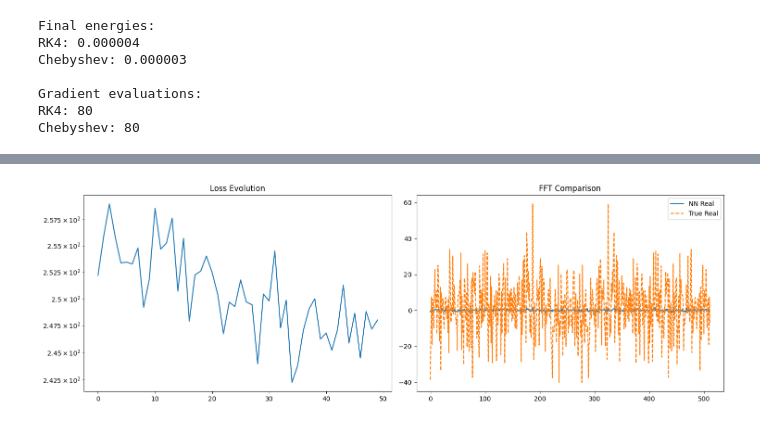
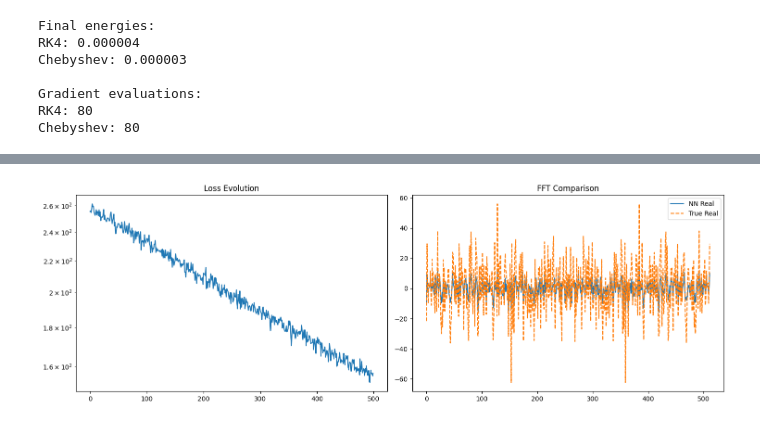
Before and after one commit to falseywinchnet/AI_STUFF, a Jupyter notebook: RCO.ipynb, the cells around one changed output, grey strips where cells are left out. Saved outputs shown, nothing was run; the diff lists cells and outputs as text; code cells hidden in the pictures.

```diff
--- a/RCO.ipynb
+++ b/RCO.ipynb
@@ -744,7 +744,7 @@ class RCO:
 model = DFTNetwork()
 optimizer = RCO(model)
 
-n_epochs = 50
+n_epochs = 500
 losses = []
 
 def generate_fft_data(batch_size=32):
@@ -821,7 +821,7 @@ model_adam = DFTNetwork()
 # Two optimizers
 adam_opt = torch.optim.Adam(model_adam.parameters(), lr=1e-3)
 losses_adam = []
-n_epochs = 50
+n_epochs = 500
 
 def generate_fft_data(batch_size=32):
     x = torch.randn(batch_size, 512)
@@ -880 +880 @@ Adam Loss: 247.987656
-[figure, old version]
+[figure, new version]
```
Also changed, not shown: parts of 2 cells of this notebook.
